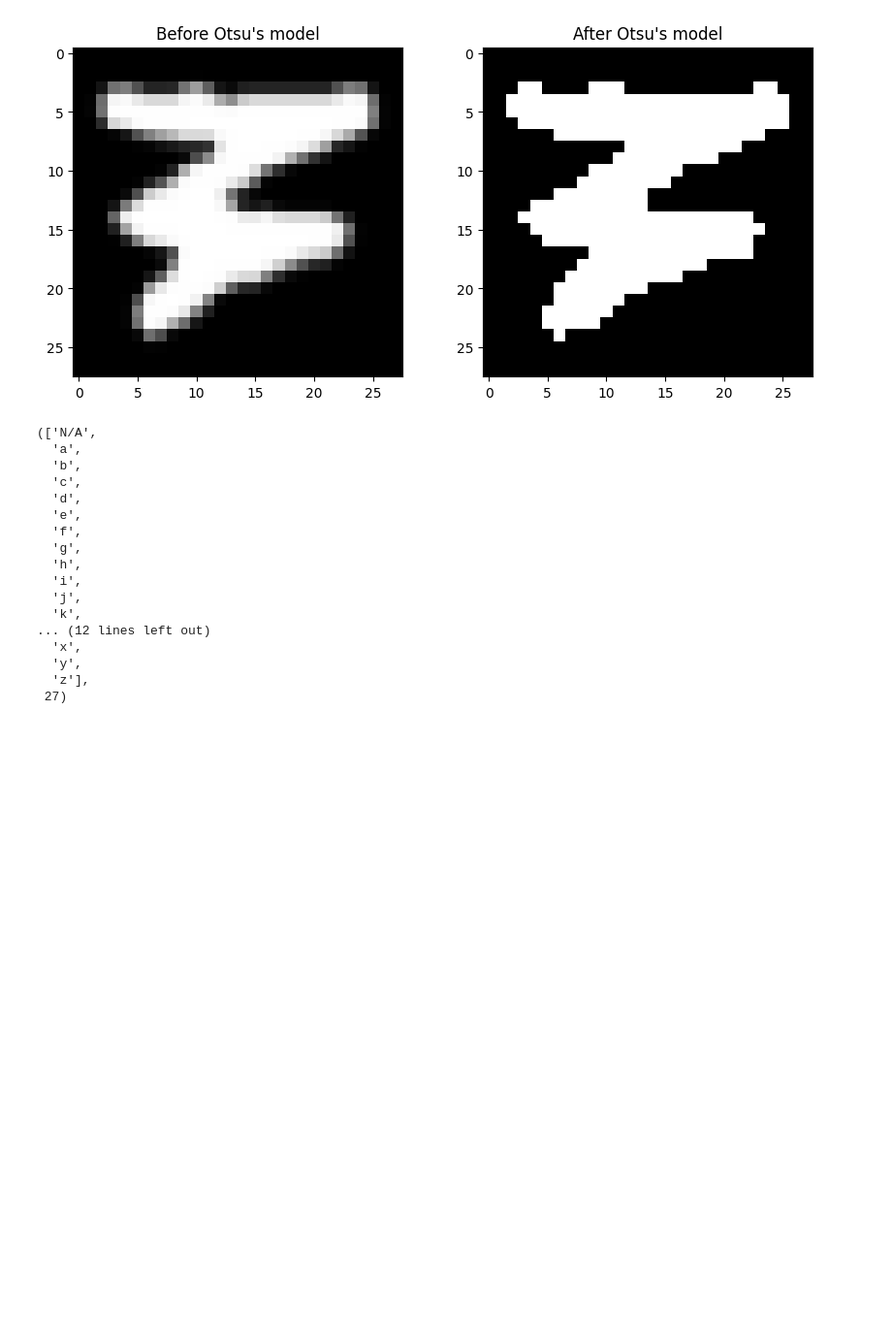
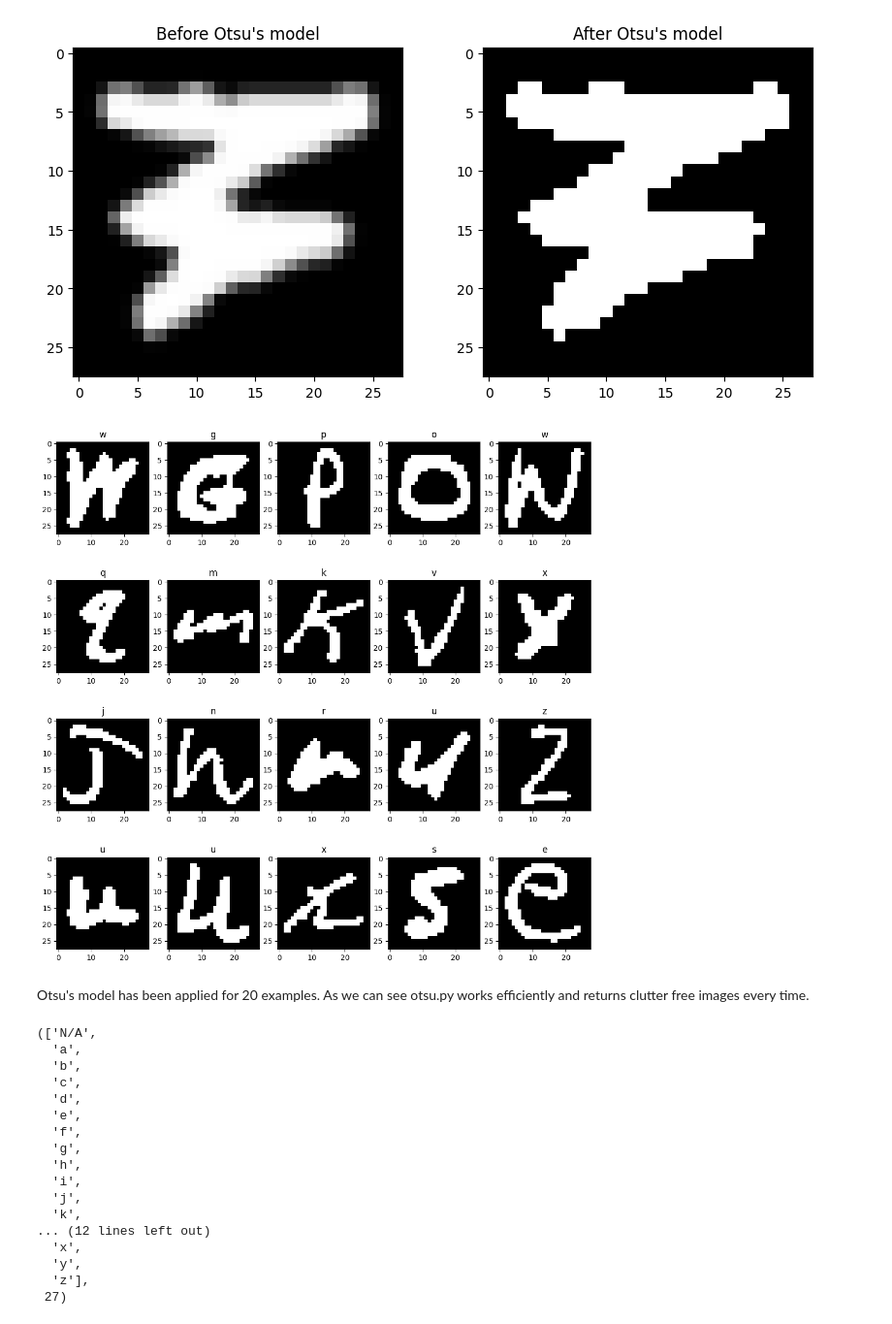
Before and after one commit to haldonmez/handwritten-letter-recognition-model, a Jupyter notebook: emnist_model_4.ipynb, the cells around one changed output. Shown at 97% size. Cells and saved outputs as stored; diff of their text form; code cells hidden in the pictures; blank space fills up the shorter version.

```diff
--- a/emnist_model_4.ipynb
+++ b/emnist_model_4.ipynb
@@ -138,6 +138,29 @@ plt.title("After Otsu's model")
 # %% [output]
 Text(0.5, 1.0, "After Otsu's model")
 [figure]
+# %%
+from otsu import findGreatestThreshold
+
+result_list = []
+label_list = []  # Initialize label_list
+
+for i in range(20):
+    image, label = train_data[i]
+    result = findGreatestThreshold(image)
+    result_list.append(result)
+    label_list.append(label)  # Add the label to label_list
+
+fig, axs = plt.subplots(4, 5, figsize=(13, 13))  # Create a subplot with 4 rows and 5 columns
+for i, img in enumerate(result_list):  # Loop over the augmented images
+    ax = axs[i // 5, i % 5]  # Determine the row and column number for each subplot
+    label_name = [k for k, v in train_data.class_to_idx.items() if v == label_list[i]][0]  # Get the class name
+    ax.set_title(label_name)  # Set the title for the current subplot
+    ax.imshow(np.array(img).squeeze().T, cmap='gray')  # Plot the image
+plt.show()
+# %% [output]
+[figure, added]
+# %% [markdown]
+Otsu's model has been applied for 20 examples. As we can see otsu.py works efficiently and returns clutter free images every time.
 # %%
 train_data.classes, len(train_data.classes)
 # %% [output]
```
